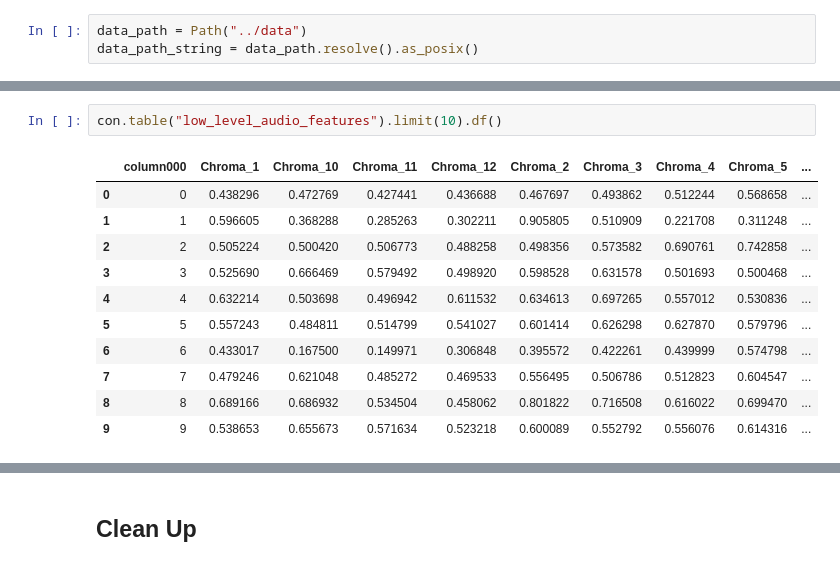
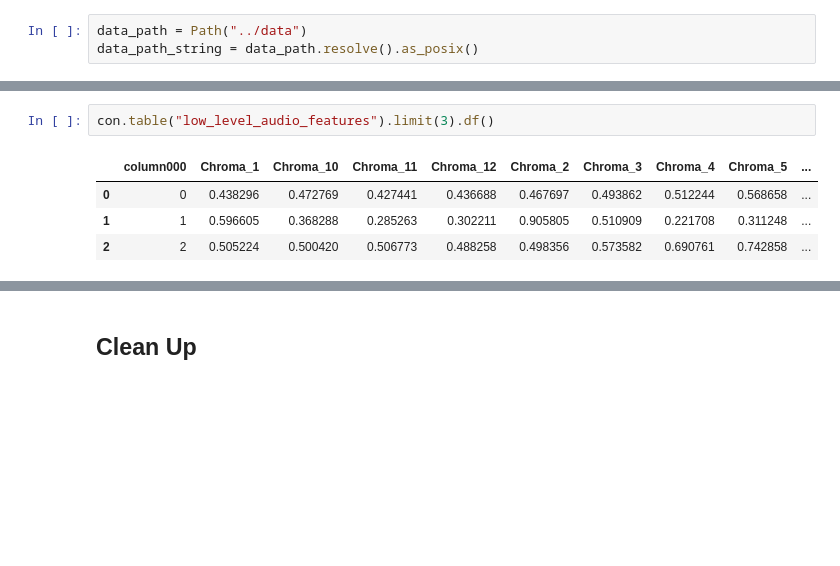
Before and after one commit to dejse/spotify-recommendation-streamlit, a Jupyter notebook: notebooks/E2E.ipynb, the cells around one changed output, grey strips where cells are left out. Saved outputs shown, nothing was run; the diff lists cells and outputs as text; blank space fills up the shorter version.

```diff
--- a/notebooks/E2E.ipynb
+++ b/notebooks/E2E.ipynb
@@ -53,15 +50,8 @@ con.table("lyric_features").limit(10).df()
 # %%
-con.table("low_level_audio_features").limit(10).df()
+con.table("low_level_audio_features").limit(3).df()
 # %% [output]
 |  | column000 | Chroma_1 | Chroma_10 | Chroma_11 | Chroma_12 | Chroma_2 | Chroma_3 | Chroma_4 | Chroma_5 | ... |
 | 0 | 0 | 0.438296 | 0.472769 | 0.427441 | 0.436688 | 0.467697 | 0.493862 | 0.512244 | 0.568658 | ... |
 | 1 | 1 | 0.596605 | 0.368288 | 0.285263 | 0.302211 | 0.905805 | 0.510909 | 0.221708 | 0.311248 | ... |
 | 2 | 2 | 0.505224 | 0.500420 | 0.506773 | 0.488258 | 0.498356 | 0.573582 | 0.690761 | 0.742858 | ... |
-| 3 | 3 | 0.525690 | 0.666469 | 0.579492 | 0.498920 | 0.598528 | 0.631578 | 0.501693 | 0.500468 | ... |
-| 4 | 4 | 0.632214 | 0.503698 | 0.496942 | 0.611532 | 0.634613 | 0.697265 | 0.557012 | 0.530836 | ... |
-| 5 | 5 | 0.557243 | 0.484811 | 0.514799 | 0.541027 | 0.601414 | 0.626298 | 0.627870 | 0.579796 | ... |
-| 6 | 6 | 0.433017 | 0.167500 | 0.149971 | 0.306848 | 0.395572 | 0.422261 | 0.439999 | 0.574798 | ... |
-| 7 | 7 | 0.479246 | 0.621048 | 0.485272 | 0.469533 | 0.556495 | 0.506786 | 0.512823 | 0.604547 | ... |
-| 8 | 8 | 0.689166 | 0.686932 | 0.534504 | 0.458062 | 0.801822 | 0.716508 | 0.616022 | 0.699470 | ... |
-| 9 | 9 | 0.538653 | 0.655673 | 0.571634 | 0.523218 | 0.600089 | 0.552792 | 0.556076 | 0.614316 | ... |
 # %%
```
Also changed, not shown: parts of 33 cells of this notebook.
